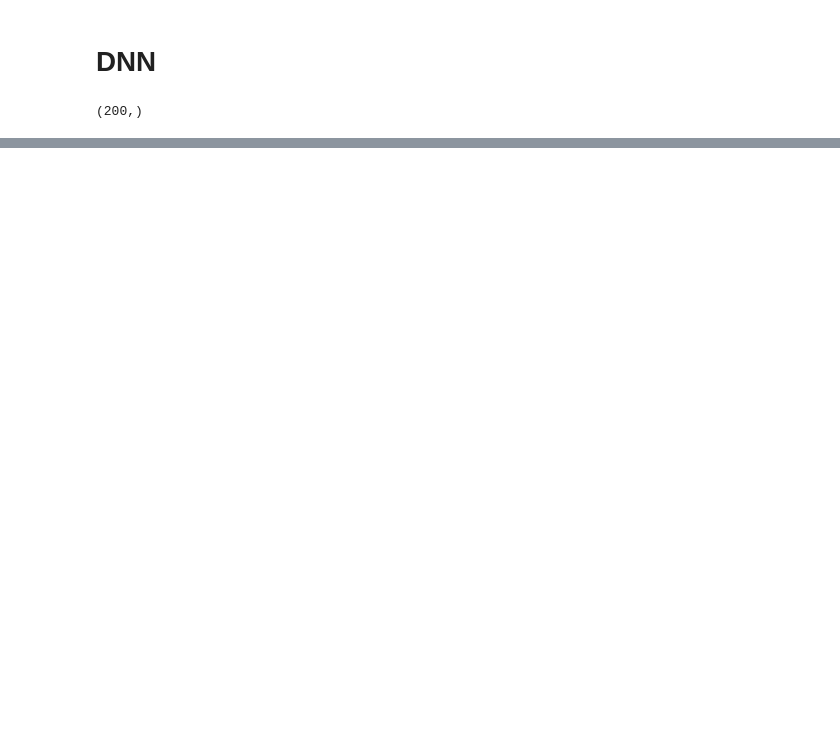
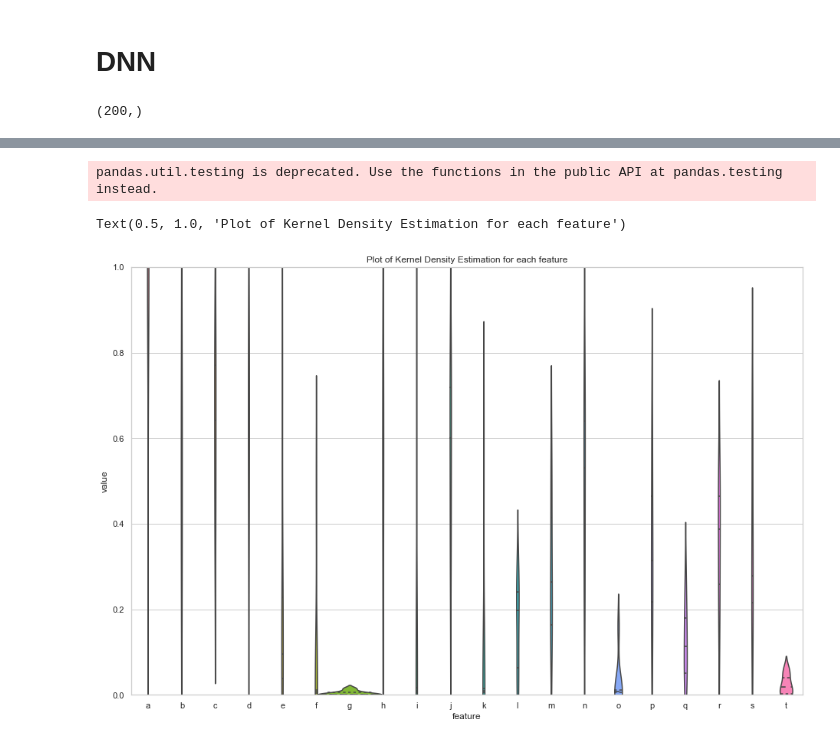
Before and after one commit to divishrengasamy/ensemble-feature-importance, a Jupyter notebook: Ensemble Feature Importance.ipynb, the cells around one changed output, grey strips where cells are left out. Drawn from its saved outputs; the diff is of its cells as text; code cells hidden in the pictures; blank space fills up the shorter version.

```diff
--- a/Ensemble Feature Importance.ipynb
+++ b/Ensemble Feature Importance.ipynb
@@ -739,0 +495,20 @@ plt.show()
+# %%
+rf_sv_scaled_reshaped = np.reshape(rf_sv_scaled, (rf_sv_scaled.shape[0], 1))
+pi_result_rf_scaled_reshaped = np.reshape(pi_result_rf_scaled, (pi_result_rf_scaled.shape[0], 1))
+gb_sv_scaled_reshaped = np.reshape(gb_sv_scaled, (gb_sv_scaled.shape[0], 1))
+pi_result_gb_scaled_reshaped = np.reshape(pi_result_gb_scaled, (pi_result_gb_scaled.shape[0], 1))
+dnn_pi_scaled_reshaped = np.reshape(dnn_pi_scaled, (dnn_pi_scaled.shape[0], 1))
+dnn_sv_scaled_reshaped = np.reshape(dnn_sv_scaled, (dnn_sv_scaled.shape[0], 1))
+dnn_ig_scaled_reshaped = np.reshape(dnn_ig_scaled, (dnn_ig_scaled.shape[0], 1))
+
+all_stacked = np.hstack(
+    (
+        rf_sv_scaled_reshaped,
+        pi_result_rf_scaled_reshaped,
+        gb_sv_scaled_reshaped,
+        pi_result_gb_scaled_reshaped,
+        dnn_pi_scaled_reshaped,
+        dnn_sv_scaled_reshaped,
+        dnn_ig_scaled_reshaped,
+    )
+)
@@ -739,0 +680,2 @@ plt.show()
+# %%
+all_stacked_df = pd.DataFrame(all_stacked, columns=["rf_sv", "rf_pi", "gb_sv", "gb_pi", "dnn_pi", "dnn_sv", "dnn_ig"],)
@@ -739,0 +688,6 @@ plt.show()
+# %%
+import seaborn as sns
+
+sns.set(style="whitegrid", rc={"figure.figsize": (15.7, 10.27)})
+# %% [output]
+pandas.util.testing is deprecated. Use the functions in the public API at pandas.testing instead.
@@ -739,0 +696,5 @@ plt.show()
+# %%
+all_stacked_df["feature"] = alphabet_list[0:FEATS]
+melted = all_stacked_df.melt(
+    "feature", value_vars=["rf_sv", "rf_pi", "gb_sv", "gb_pi", "dnn_pi", "dnn_sv", "dnn_ig"],
+).sort_values(by="feature")
@@ -739,0 +703,18 @@ plt.show()
+# %%
+ax = sns.violinplot(
+    x="feature",
+    y="value",
+    data=melted,
+    split=True,
+    width=1.9,
+    inner="quartiles",
+    cut=2,
+    saturation=1,
+    scale="area",
+    orient="v",
+)
+ax.set(ylim=(0, 1))
+ax.set_title("Plot of Kernel Density Estimation for each feature")
+# %% [output]
+Text(0.5, 1.0, 'Plot of Kernel Density Estimation for each feature')
+[figure, added]
```
Also changed, not shown: parts of 71 cells of this notebook.
